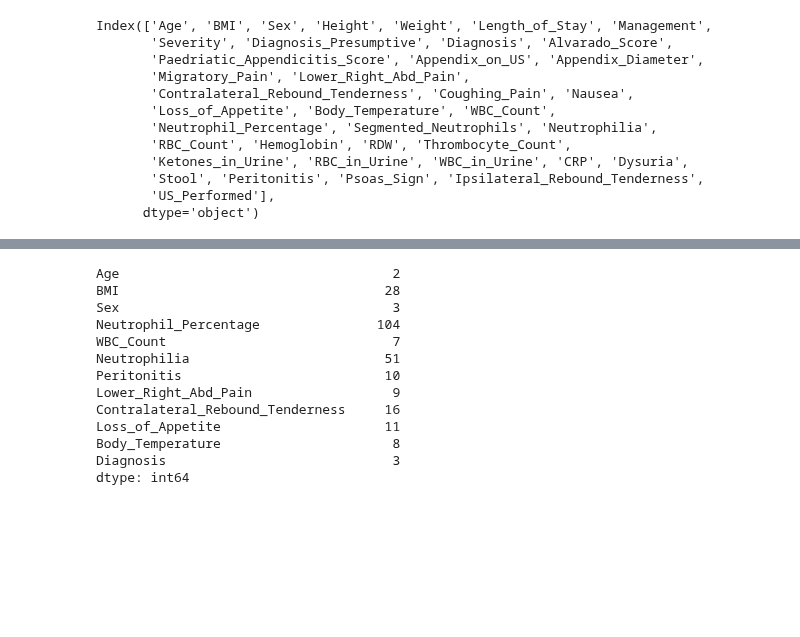
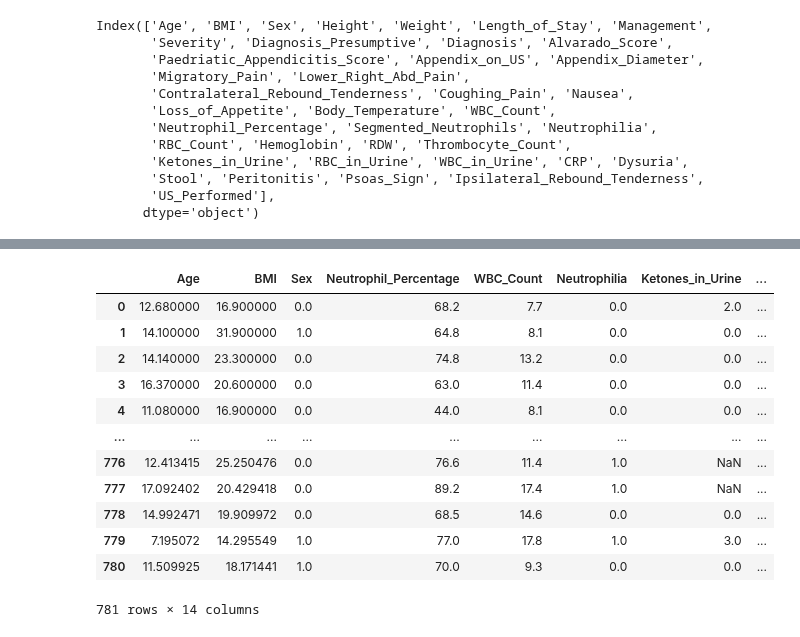
Before and after one commit to mbatheja/Appendicitis, a Jupyter notebook: classification.ipynb, the cells around one changed output, grey strips where cells are left out. Drawn from its saved outputs; the diff is of its cells as text; code cells hidden in the pictures; blank space fills up the shorter version.

```diff
--- a/classification.ipynb
+++ b/classification.ipynb
@@ -86,18 +180,17 @@ Diagnosis                             3
 dtype: int64
-# %%
-data2_wo = data2.drop(columns=['Ketones_in_Urine','Ipsilateral_Rebound_Tenderness'])
-data2_wo.isnull().sum()
-# %% [output]
-Age                                   2
-BMI                                  28
-Sex                                   3
-Neutrophil_Percentage               104
-WBC_Count                             7
-Neutrophilia                         51
-Peritonitis                          10
-Lower_Right_Abd_Pain                  9
-Contralateral_Rebound_Tenderness     16
-Loss_of_Appetite                     11
-Body_Temperature                      8
-Diagnosis                             3
-dtype: int64
+# %%
+data2
+# %% [output]
+|  | Age | BMI | Sex | Neutrophil_Percentage | WBC_Count | Neutrophilia | Ketones_in_Urine | ... |
+| 0 | 12.680000 | 16.900000 | 0.0 | 68.2 | 7.7 | 0.0 | 2.0 | ... |
+| 1 | 14.100000 | 31.900000 | 1.0 | 64.8 | 8.1 | 0.0 | 0.0 | ... |
+| 2 | 14.140000 | 23.300000 | 0.0 | 74.8 | 13.2 | 0.0 | 0.0 | ... |
+| 3 | 16.370000 | 20.600000 | 0.0 | 63.0 | 11.4 | 0.0 | 0.0 | ... |
+| 4 | 11.080000 | 16.900000 | 0.0 | 44.0 | 8.1 | 0.0 | 0.0 | ... |
+| ... | ... | ... | ... | ... | ... | ... | ... | ... |
+| 776 | 12.413415 | 25.250476 | 0.0 | 76.6 | 11.4 | 1.0 | NaN | ... |
+| 777 | 17.092402 | 20.429418 | 0.0 | 89.2 | 17.4 | 1.0 | NaN | ... |
+| 778 | 14.992471 | 19.909972 | 0.0 | 68.5 | 14.6 | 0.0 | 0.0 | ... |
+| 779 | 7.195072 | 14.295549 | 1.0 | 77.0 | 17.8 | 1.0 | 3.0 | ... |
+| 780 | 11.509925 | 18.171441 | 1.0 | 70.0 | 9.3 | 0.0 | 0.0 | ... |
+781 rows × 14 columns
```
Also changed, not shown: parts of 32 cells of this notebook.
